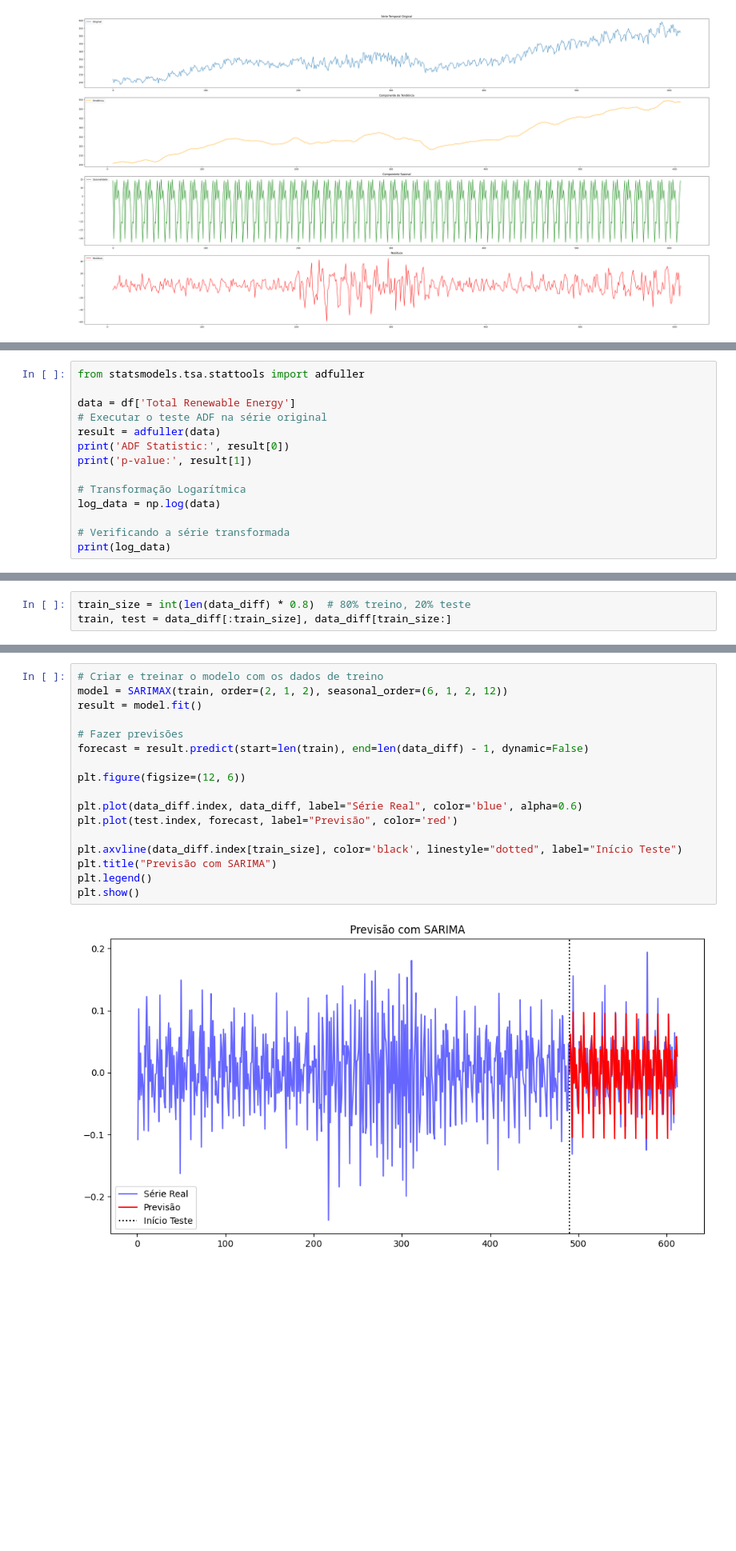
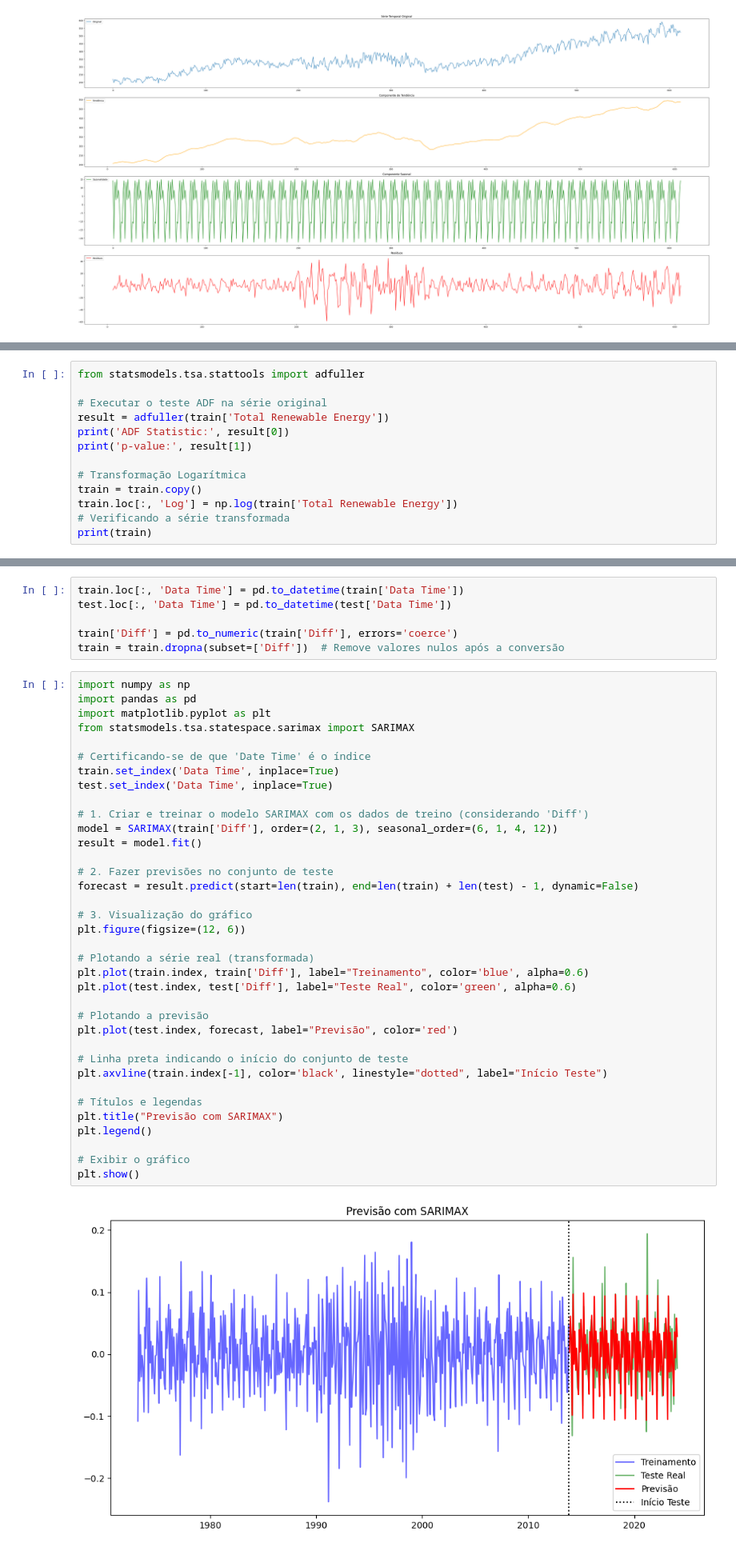
Before and after one commit to heitoliv/projeto, a Jupyter notebook: project_series.ipynb, the cells around one changed output, grey strips where cells are left out. Shown at 80% size. Saved outputs shown, nothing was run; the diff lists cells and outputs as text; blank space fills up the shorter version.

```diff
--- a/project_series.ipynb
+++ b/project_series.ipynb
@@ -74,15 +95,14 @@ plt.show()
 # %%
 from statsmodels.tsa.stattools import adfuller
 
-data = df['Total Renewable Energy']
 # Executar o teste ADF na série original
-result = adfuller(data)
+result = adfuller(train['Total Renewable Energy'])
 print('ADF Statistic:', result[0])
 print('p-value:', result[1])
 
 # Transformação Logarítmica
-log_data = np.log(data)
-
+train = train.copy()
+train.loc[:, 'Log'] = np.log(train['Total Renewable Energy'])
 # Verificando a série transformada
-print(log_data)
+print(train)
 # %% [output]
@@ -160,4 +240 @@ Fold 5: 510 treino - 102 validação | MAE: 0.0439
-# %%
-train_size = int(len(data_diff) * 0.8)  # 80% treino, 20% teste
-train, test = data_diff[:train_size], data_diff[train_size:]
 # %%
@@ -167,23 +244,48 @@ plt.show()
 # %% [output]
 [figure]
 [figure]
+# %%
+train.loc[:, 'Data Time'] = pd.to_datetime(train['Data Time'])
+test.loc[:, 'Data Time'] = pd.to_datetime(test['Data Time'])
+
+train['Diff'] = pd.to_numeric(train['Diff'], errors='coerce')
+train = train.dropna(subset=['Diff'])  # Remove valores nulos após a conversão
 # %%
-# Criar e treinar o modelo com os dados de treino
-model = SARIMAX(train, order=(2, 1, 2), seasonal_order=(6, 1, 2, 12))
+import numpy as np
+import pandas as pd
+import matplotlib.pyplot as plt
+from statsmodels.tsa.statespace.sarimax import SARIMAX
+
+# Certificando-se de que 'Date Time' é o índice
+train.set_index('Data Time', inplace=True)
+test.set_index('Data Time', inplace=True)
+
+# 1. Criar e treinar o modelo SARIMAX com os dados de treino (considerando 'Diff')
+model = SARIMAX(train['Diff'], order=(2, 1, 3), seasonal_order=(6, 1, 4, 12))
 result = model.fit()
 
-# Fazer previsões
-forecast = result.predict(start=len(train), end=len(data_diff) - 1, dynamic=False)
+# 2. Fazer previsões no conjunto de teste
+forecast = result.predict(start=len(train), end=len(train) + len(test) - 1, dynamic=False)
 
+# 3. Visualização do gráfico
 plt.figure(figsize=(12, 6))
 
-plt.plot(data_diff.index, data_diff, label="Série Real", color='blue', alpha=0.6)
+# Plotando a série real (transformada)
+plt.plot(train.index, train['Diff'], label="Treinamento", color='blue', alpha=0.6)
+plt.plot(test.index, test['Diff'], label="Teste Real", color='green', alpha=0.6)
+
+# Plotando a previsão
 plt.plot(test.index, forecast, label="Previsão", color='red')
 
-plt.axvline(data_diff.index[train_size], color='black', linestyle="dotted", label="Início Teste")
-plt.title("Previsão com SARIMA")
+# Linha preta indicando o início do conjunto de teste
+plt.axvline(train.index[-1], color='black', linestyle="dotted", label="Início Teste")
+
+# Títulos e legendas
+plt.title("Previsão com SARIMAX")
 plt.legend()
+
+# Exibir o gráfico
 plt.show()
 # %% [output]
-[figure, old version]
+[figure, new version]
 # %%
```
Also changed, not shown: parts of 12 cells of this notebook, 4 other files.
